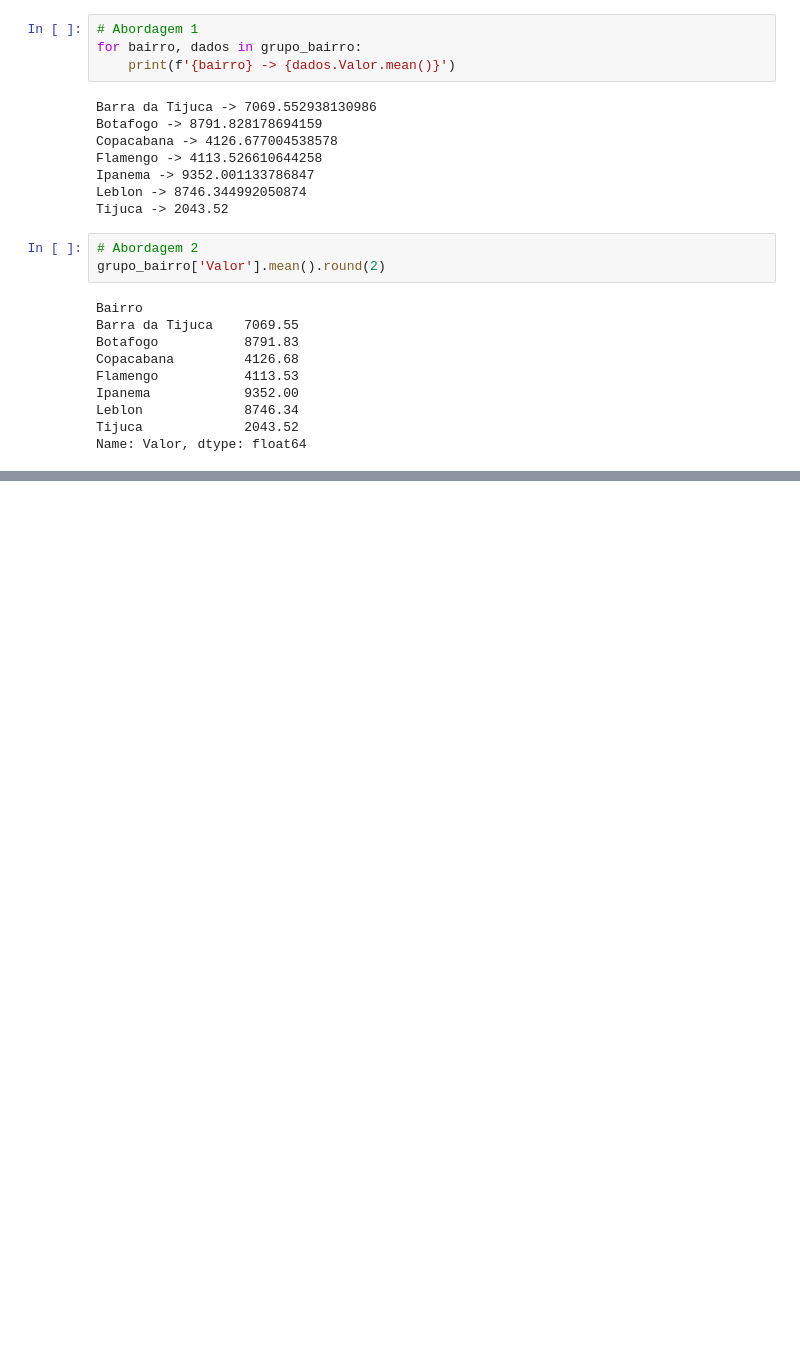
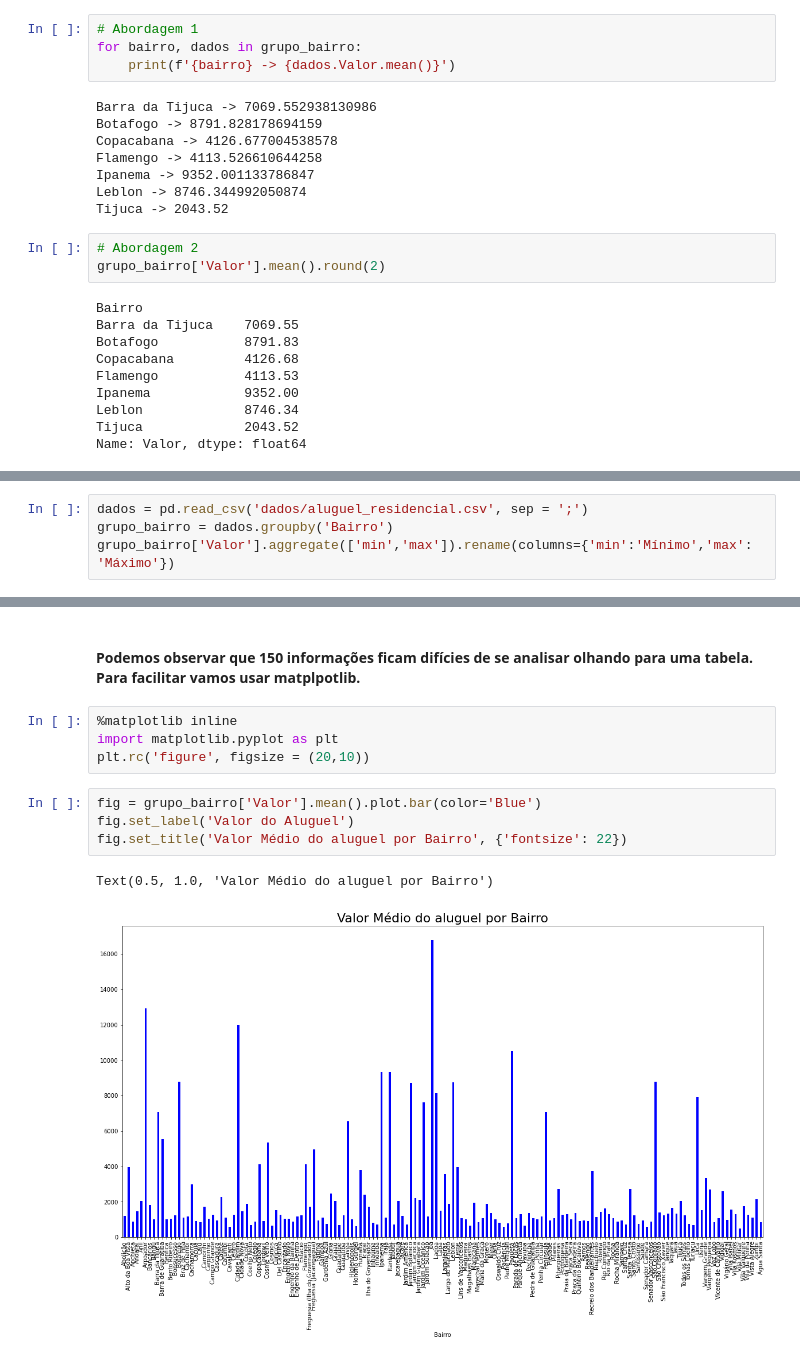
Before and after one commit to laurivansareta/introducao-python-pandas, a Jupyter notebook: 8-Criando Agrupamentos.ipynb, the cells around one changed output, grey strips where cells are left out. Cells and saved outputs as stored; diff of their text form; blank space fills up the shorter version.

```diff
--- a/8-Criando Agrupamentos.ipynb
+++ b/8-Criando Agrupamentos.ipynb
@@ -92,0 +134,4 @@ Name: Valor, dtype: float64
+# %%
+dados = pd.read_csv('dados/aluguel_residencial.csv', sep = ';')
+grupo_bairro = dados.groupby('Bairro')
+grupo_bairro['Valor'].aggregate(['min','max']).rename(columns={'min':'Mínimo','max': 'Máximo'})
@@ -92,0 +153,13 @@ Name: Valor, dtype: float64
+# %% [markdown]
+#### Podemos observar que 150 informações ficam difícies de se analisar olhando para uma tabela. Para facilitar vamos usar matplpotlib.
+# %%
+%matplotlib inline
+import matplotlib.pyplot as plt
+plt.rc('figure', figsize = (20,10))
+# %%
+fig = grupo_bairro['Valor'].mean().plot.bar(color='Blue')
+fig.set_label('Valor do Aluguel')
+fig.set_title('Valor Médio do aluguel por Bairro', {'fontsize': 22})
+# %% [output]
+Text(0.5, 1.0, 'Valor Médio do aluguel por Bairro')
+[figure, added]
```
Also changed, not shown: parts of 7 cells of this notebook.
